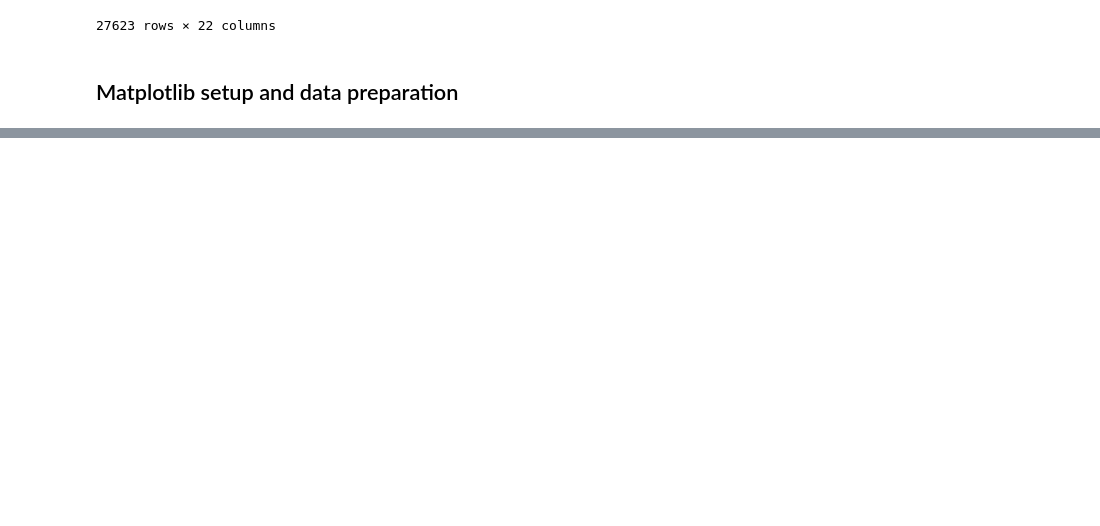
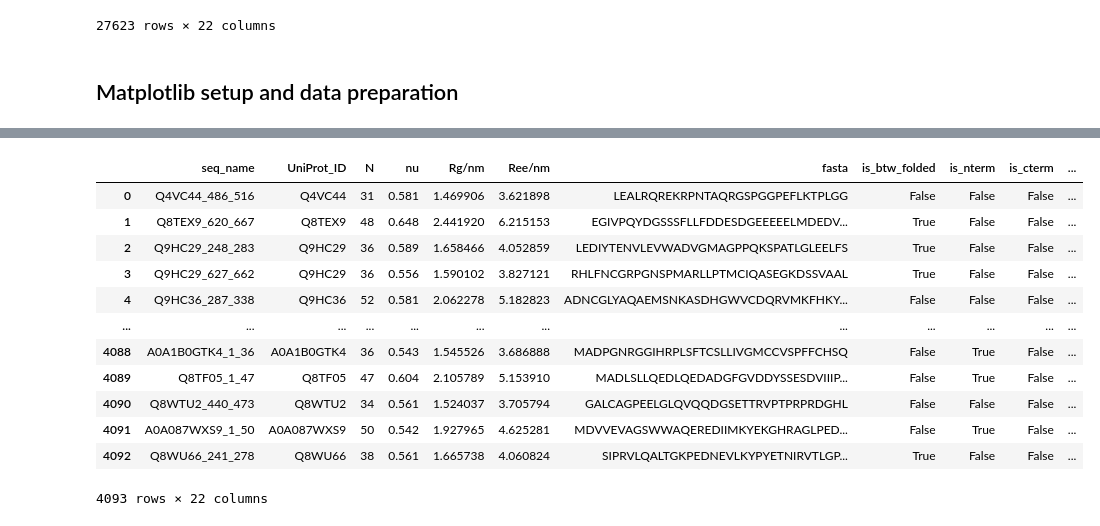
Before and after one commit to vuqv/IDP_NCLE, a Jupyter notebook: Human_IDR/Entanglement/plot_fig4_idrome_entanglement.ipynb, the cells around one changed output, grey strips where cells are left out. Cells and saved outputs as stored; diff of their text form; code cells hidden in the pictures; blank space fills up the shorter version.

```diff
--- a/Human_IDR/Entanglement/plot_fig4_idrome_entanglement.ipynb
+++ b/Human_IDR/Entanglement/plot_fig4_idrome_entanglement.ipynb
@@ -195,0 +197,16 @@ plt.show()
+# %%
+df_merged_sorted[df_merged_sorted['ent_prob']==0]
+# %% [output]
+|  | seq_name | UniProt_ID | N | nu | Rg/nm | Ree/nm | fasta | is_btw_folded | is_nterm | is_cterm | ... |
+| 0 | Q4VC44_486_516 | Q4VC44 | 31 | 0.581 | 1.469906 | 3.621898 | LEALRQREKRPNTAQRGSPGGPEFLKTPLGG | False | False | False | ... |
+| 1 | Q8TEX9_620_667 | Q8TEX9 | 48 | 0.648 | 2.441920 | 6.215153 | EGIVPQYDGSSSFLLFDDESDGEEEEELMDEDV... | True | False | False | ... |
+| 2 | Q9HC29_248_283 | Q9HC29 | 36 | 0.589 | 1.658466 | 4.052859 | LEDIYTENVLEVWADVGMAGPPQKSPATLGLEELFS | True | False | False | ... |
+| 3 | Q9HC29_627_662 | Q9HC29 | 36 | 0.556 | 1.590102 | 3.827121 | RHLFNCGRPGNSPMARLLPTMCIQASEGKDSSVAAL | True | False | False | ... |
+| 4 | Q9HC36_287_338 | Q9HC36 | 52 | 0.581 | 2.062278 | 5.182823 | ADNCGLYAQAEMSNKASDHGWVCDQRVMKFHKY... | False | False | False | ... |
+| ... | ... | ... | ... | ... | ... | ... | ... | ... | ... | ... | ... |
+| 4088 | A0A1B0GTK4_1_36 | A0A1B0GTK4 | 36 | 0.543 | 1.545526 | 3.686888 | MADPGNRGGIHRPLSFTCSLLIVGMCCVSPFFCHSQ | False | True | False | ... |
+| 4089 | Q8TF05_1_47 | Q8TF05 | 47 | 0.604 | 2.105789 | 5.153910 | MADLSLLQEDLQEDADGFGVDDYSSESDVIIIP... | False | True | False | ... |
+| 4090 | Q8WTU2_440_473 | Q8WTU2 | 34 | 0.561 | 1.524037 | 3.705794 | GALCAGPEELGLQVQQDGSETTRVPTPRPRDGHL | False | False | False | ... |
+| 4091 | A0A087WXS9_1_50 | A0A087WXS9 | 50 | 0.542 | 1.927965 | 4.625281 | MDVVEVAGSWWAQEREDIIMKYEKGHRAGLPED... | False | True | False | ... |
+| 4092 | Q8WU66_241_278 | Q8WU66 | 38 | 0.561 | 1.665738 | 4.060824 | SIPRVLQALTGKPEDNEVLKYPYETNIRVTLGP... | True | False | False | ... |
+4093 rows × 22 columns
```
Also changed, not shown: parts of 4 cells of this notebook, 33 other files.
